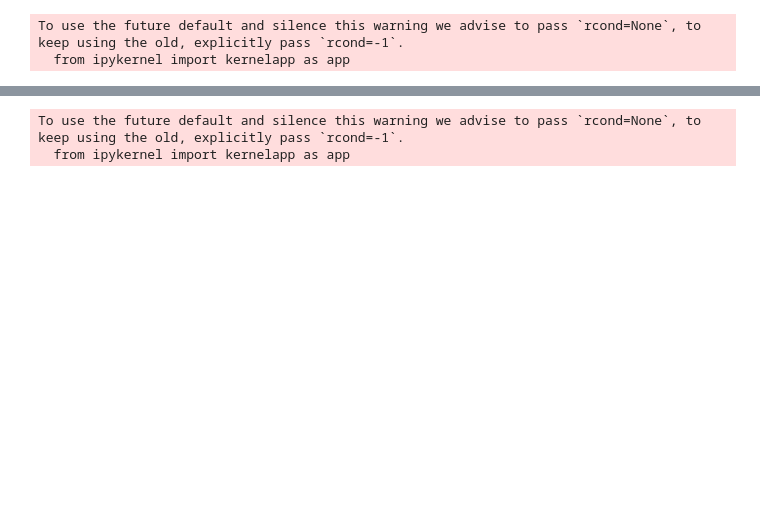
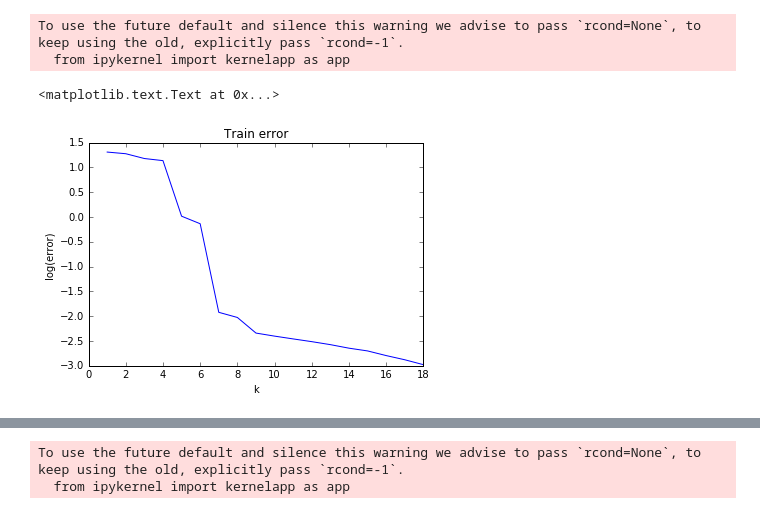
Before and after one commit to Faiz-zz-zz/sl, a Jupyter notebook: 1.1.ipynb, the cells around one changed output, grey strips where cells are left out. Drawn from its saved outputs; the diff is of its cells as text; code cells hidden in the pictures; blank space fills up the shorter version.

```diff
--- a/1.1.ipynb
+++ b/1.1.ipynb
@@ -178,3 +190,11 @@ train, test = average_runs(lambda k, i: k ** i)
 # %% [output]
 To use the future default and silence this warning we advise to pass `rcond=None`, to keep using the old, explicitly pass `rcond=-1`.
   from ipykernel import kernelapp as app
+# %%
+plt.plot([i for i in range(1, 19)], train)
+plt.title("Train error")
+plt.xlabel("k")
+plt.ylabel("log(error)")
+# %% [output]
+<matplotlib.text.Text at 0x...>
+[figure, added]
```
Also changed, not shown: parts of 20 cells of this notebook, 1 other file.
